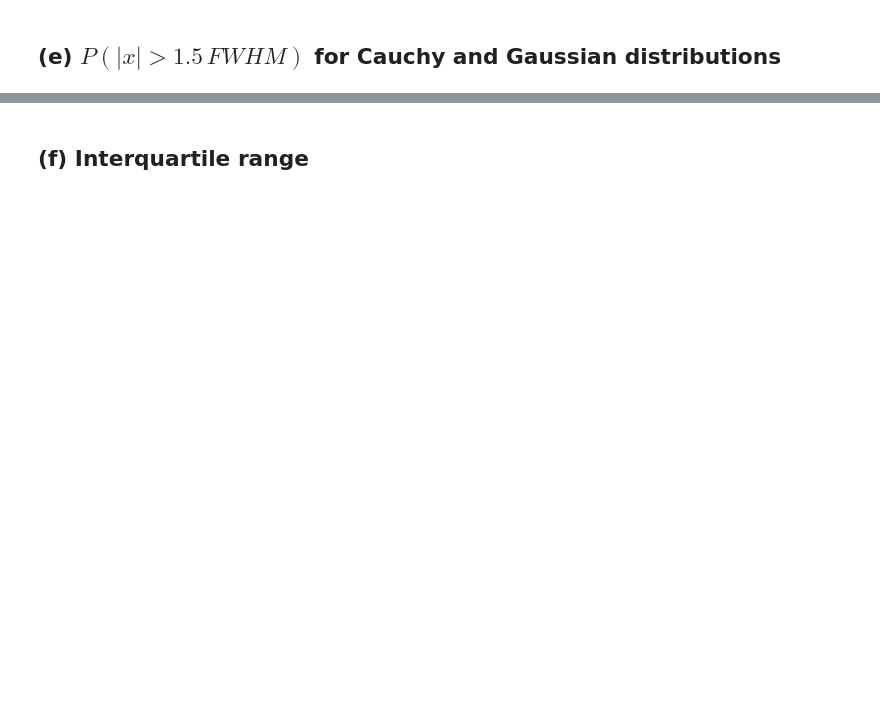
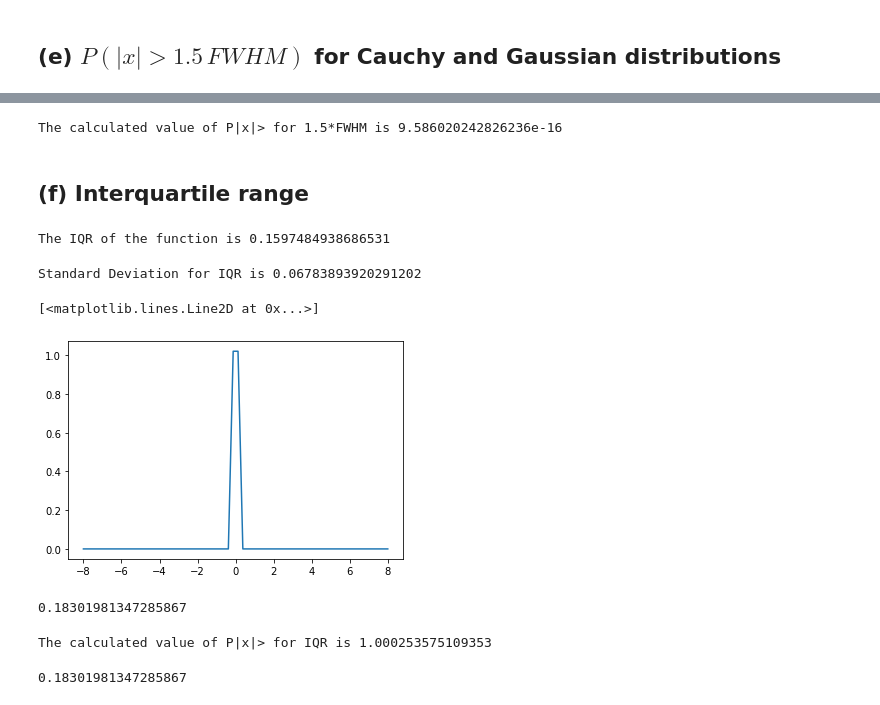
Before and after one commit to HWolf08/biophysics, a Jupyter notebook: week-05/problem-5.17.ipynb, the cells around one changed output, grey strips where cells are left out. Saved outputs shown, nothing was run; the diff lists cells and outputs as text; code cells hidden in the pictures; blank space fills up the shorter version.

```diff
--- a/week-05/problem-5.17.ipynb
+++ b/week-05/problem-5.17.ipynb
@@ -38,2 +111,49 @@ print(FWHM)
+# %%
+def integrand(x):
+    return (1/(sigma*np.sqrt(2*3.14)))*np.exp(-(x - 0)**2 / (2*sigma**2))
+
+ans_l,error_l = quad(integrand,low_l,up_l)
+ans_r,error_r = quad(integrand,low_r,up_r)
+
+P_x = ans_l+ans_r
+print('The calculated value of P|x|> for 1.5*FWHM is {}'.format(P_x))
+# %% [output]
+The calculated value of P|x|> for 1.5*FWHM is 9.586020242826236e-16
 # %% [markdown]
 ## (f) Interquartile range
+# %%
+u_x = 0
+eta = 1
+A = 1
+x = np.linspace(-8,8,64)
+
+p_cauchy = A/(1+((x-u_x)/eta)**2)
+Q3,Q1 = np.percentile(p_cauchy,[75,25])
+IQR = Q3-Q1
+
+print('The IQR of the function is {}'.format(IQR))
+# %% [output]
+The IQR of the function is 0.1597484938686531
+# %%
+sigma = IQR/(2*math.sqrt(2*math.log(2)))
+print('Standard Deviation for IQR is {}'.format(sigma))
+# %% [output]
+Standard Deviation for IQR is 0.06783893920291202
+# %%
+X = np.linspace(-8,8,64)
+mu = 0
+gaussian = (1/(sigma*np.sqrt(2*3.14)))*np.exp(-(X - mu)**2 / (2*sigma**2))
+
+plt.plot(x,gaussian)
+# %% [output]
+[<matplotlib.lines.Line2D at 0x...>]
+[figure, added]
+# %%
+p_x = np.array(np.abs(x) > IQR/2)
+p_x[0:50]
+p_x[51:-1]
+
+P_x = (p_cauchy[0:50].sum() + p_cauchy[51:-1].sum())/(len(p_cauchy[0:50])+len(p_cauchy[51:-1]))
+P_x
+# %% [output]
+0.18301981347285867
@@ -39,0 +168,20 @@ print(FWHM)
+# %%
+def integrand(x):
+    return (1/(sigma*np.sqrt(2*3.14)))*np.exp(-(x - 0)**2 / (2*sigma**2))
+
+ans_l,error_l = quad(integrand,low_l,up_l)
+ans_r,error_r = quad(integrand,low_r,up_r)
+
+P_x = ans_l+ans_r
+print('The calculated value of P|x|> for IQR is {}'.format(P_x))
+# %% [output]
+The calculated value of P|x|> for IQR is 1.000253575109353
+# %%
+p_x = np.array(np.abs(x) > 1.5*IQR)
+p_x[0:50]
+p_x[51:-1]
+
+P_x = (p_cauchy[0:50].sum() + p_cauchy[51:-1].sum())/(len(p_cauchy[0:50])+len(p_cauchy[51:-1]))
+P_x
+# %% [output]
+0.18301981347285867
```
Also changed, not shown: parts of 14 cells of this notebook, 2 other files.
